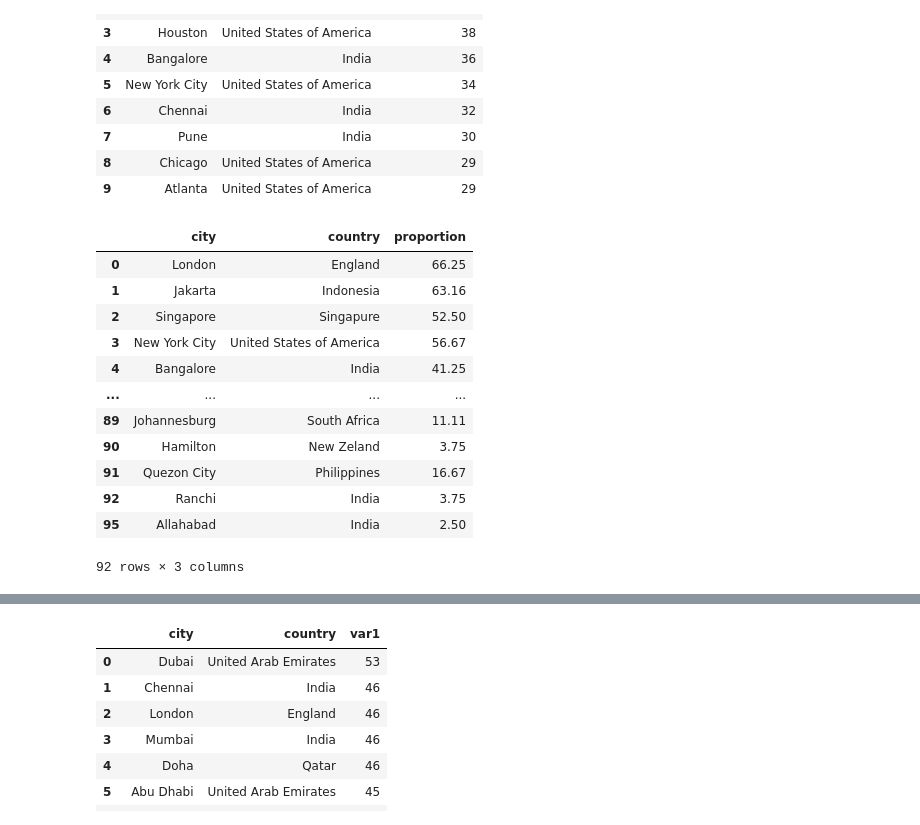
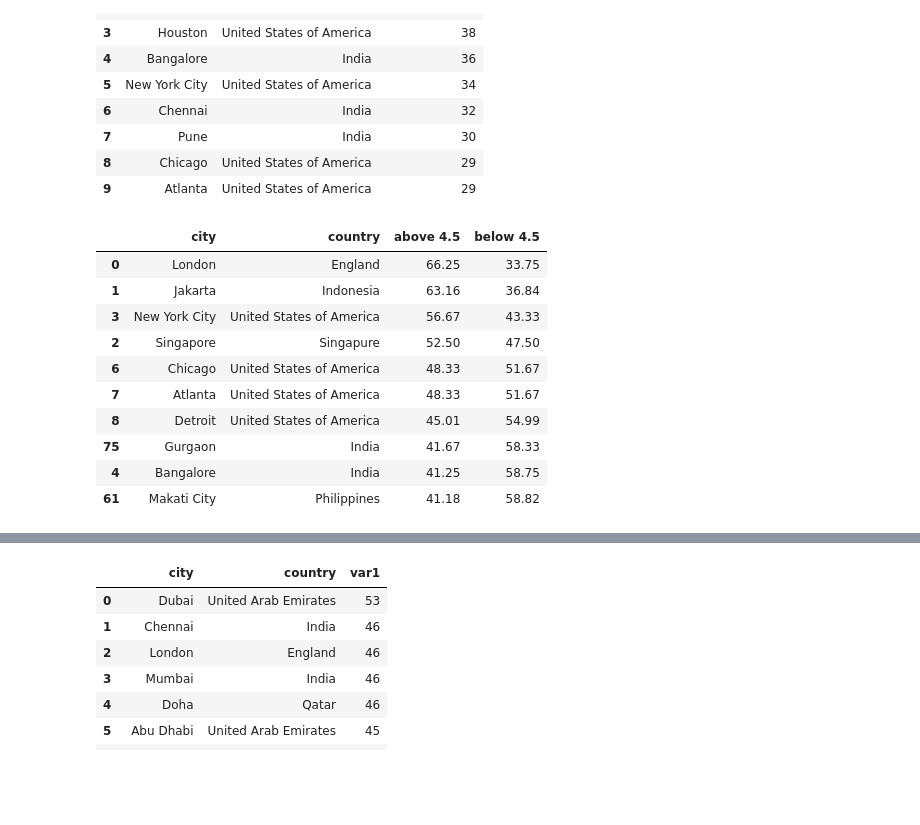
Before and after one commit to Eduardo-95-DS/Eat-Well-Dashboard, a Jupyter notebook: notebooks/business_questions.ipynb, the cells around one changed output, grey strips where cells are left out. Saved outputs shown, nothing was run; the diff lists cells and outputs as text; code cells hidden in the pictures; blank space fills up the shorter version.

```diff
--- a/notebooks/business_questions.ipynb
+++ b/notebooks/business_questions.ipynb
@@ -789,40 +798,42 @@ df1[['city','country','restaurant_id']].groupby(['city','country']).count().sort
 # %%
 df1=df[df['aggregate_rating']>4.5]
 df2 = df[['city', 'country', 'restaurant_id']].groupby(['city', 'country']).count().reset_index()  # total de restaurantes por cidade
 
 df_merged = pd.merge(df2, df1[['city', 'country', 'restaurant_id']]
                     .groupby(['city', 'country'])
                      .count()
                      .reset_index(), on=['city', 'country'], how='left', suffixes=('_total', '_rating_above_4_5'))
 
 # cidades sem restaurantes com nota abaixo de 4
 df_merged['restaurant_id_rating_above_4_5'] = df_merged['restaurant_id_rating_above_4_5'].fillna(0).astype(int)
 
 df_merged['proportion_rating_above_4_5'] = df_merged['restaurant_id_rating_above_4_5'] / df_merged['restaurant_id_total']
 
 df1 = (df_merged.sort_values('restaurant_id_rating_above_4_5', ascending=False)
                 .rename(columns={'restaurant_id_total':'restaurants',
                                  'restaurant_id_rating_above_4_5':'rating_above_4_5',
                                  'proportion_rating_above_4_5':'proportion'})
                 .reset_index())
                 # [['city', 'country', 'proportion', 'restaurants', 'rating_above_4_5']])
 
 df1['proportion'] = (df1['proportion'] * 100).round(2)
 df1=df1[(df1['rating_above_4_5']>0) & (df1['restaurants']>10)]
 df1=df1[['city', 'country', 'proportion']]
 
-df1
+df1['below 4.5']=(df1['proportion']-100) *-1
+df1=df1.rename(columns={'proportion':'above 4.5'}).sort_values('above 4.5',ascending=False)
+df1.loc[8,'above 4.5']=45.01
+df1.loc[8,'below 4.5']=54.99
+df1.head(10)
 # %% [output]
-|  | city | country | proportion |
-| 0 | London | England | 66.25 |
-| 1 | Jakarta | Indonesia | 63.16 |
-| 2 | Singapore | Singapure | 52.50 |
-| 3 | New York City | United States of America | 56.67 |
-| 4 | Bangalore | India | 41.25 |
-| ... | ... | ... | ... |
-| 89 | Johannesburg | South Africa | 11.11 |
-| 90 | Hamilton | New Zeland | 3.75 |
-| 91 | Quezon City | Philippines | 16.67 |
-| 92 | Ranchi | India | 3.75 |
-| 95 | Allahabad | India | 2.50 |
+|  | city | country | above 4.5 | below 4.5 |
+| 0 | London | England | 66.25 | 33.75 |
+| 1 | Jakarta | Indonesia | 63.16 | 36.84 |
+| 3 | New York City | United States of America | 56.67 | 43.33 |
+| 2 | Singapore | Singapure | 52.50 | 47.50 |
+| 6 | Chicago | United States of America | 48.33 | 51.67 |
+| 7 | Atlanta | United States of America | 48.33 | 51.67 |
+| 8 | Detroit | United States of America | 45.01 | 54.99 |
+| 75 | Gurgaon | India | 41.67 | 58.33 |
+| 4 | Bangalore | India | 41.25 | 58.75 |
+| 61 | Makati City | Philippines | 41.18 | 58.82 |
-92 rows × 3 columns
```
Also changed, not shown: parts of 4 cells of this notebook, 1 other file.
